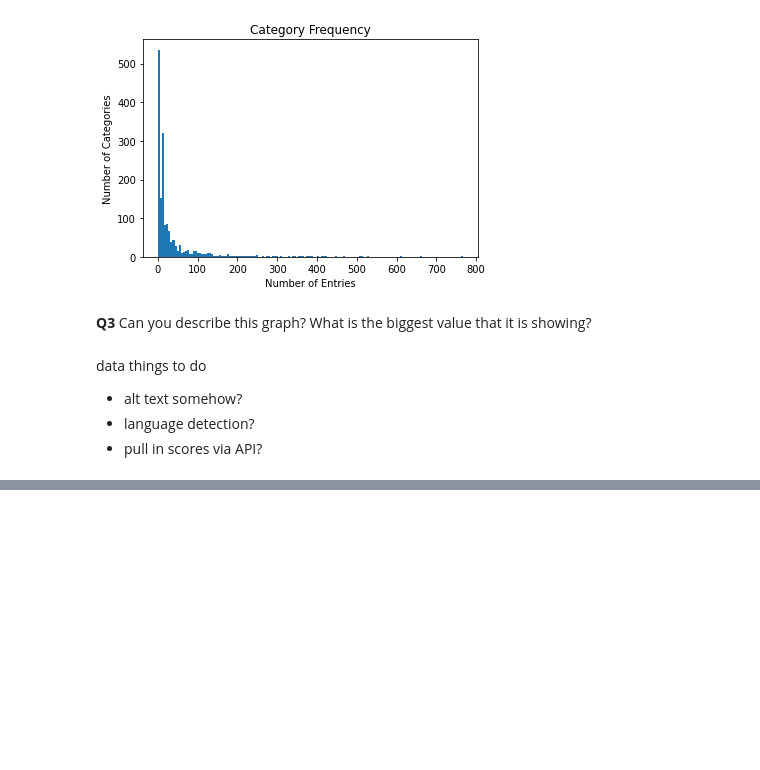
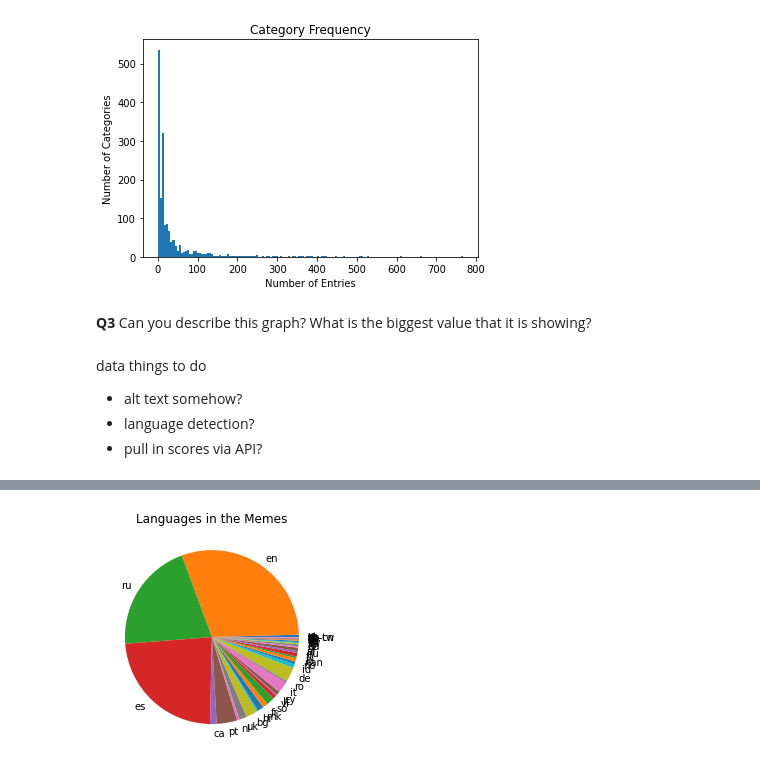
Before and after one commit to cmurgu/jbooks, a Jupyter notebook: Meme_Web_Archive_Exploration.ipynb, the cells around one changed output, grey strips where cells are left out. Cells and saved outputs as stored; diff of their text form; code cells hidden in the pictures; blank space fills up the shorter version.

```diff
--- a/Meme_Web_Archive_Exploration.ipynb
+++ b/Meme_Web_Archive_Exploration.ipynb
@@ -157,0 +194,6 @@ data things to do
+# %%
+#open CSV to dataframe
+lang_data = pd.read_csv("https://raw.githubusercontent.com/BrockDSL/Analyzing_Web_Archives/main/language_data.csv")
+#append to meme_data dataframe
+meme_data = meme_data.join(lang_data)
+meme_data.sample(5)
@@ -157,0 +207,20 @@ data things to do
+# %%
+language_count = dict()
+
+# Go through each row of the data and see what two letter language code
+# is in the iso_language_code metadata field
+
+for row in meme_data.itertuples(index=False):
+  language_entry = row[-1]
+  #Create a lookup 'dictionary' of codes
+  if language_entry in language_count:
+    language_count[language_entry] += 1
+  else:
+    language_count[language_entry] = 1
+
+
+plt.pie(list(language_count.values()),labels=list(language_count.keys()))
+plt.title("Languages in the Memes")
+plt.show()
+# %% [output]
+[figure, added]
```
Also changed, not shown: parts of 9 cells of this notebook, 16 other files.
